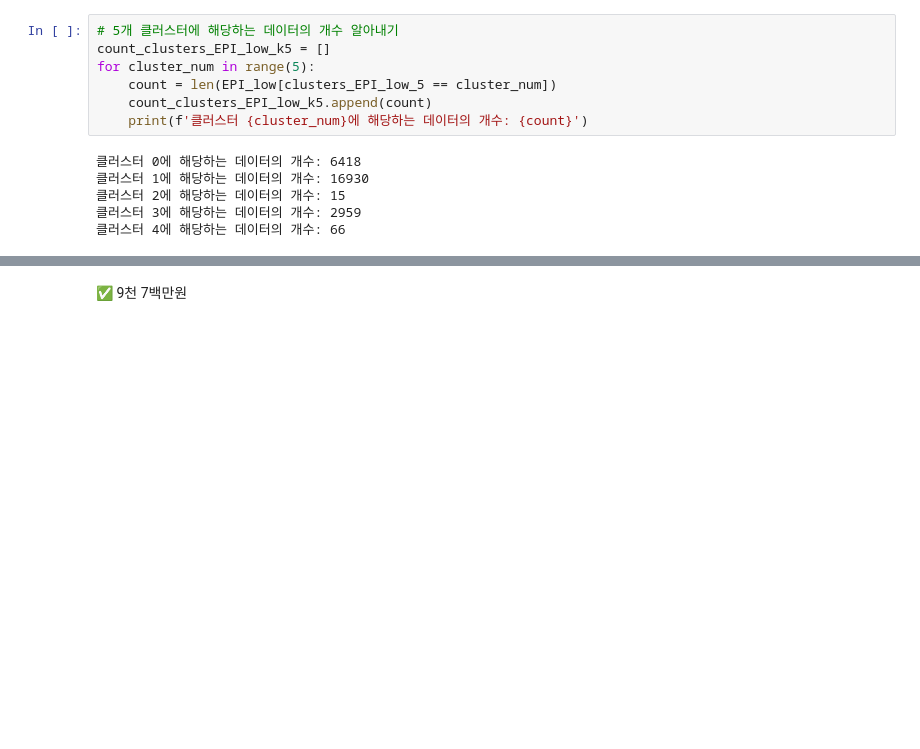
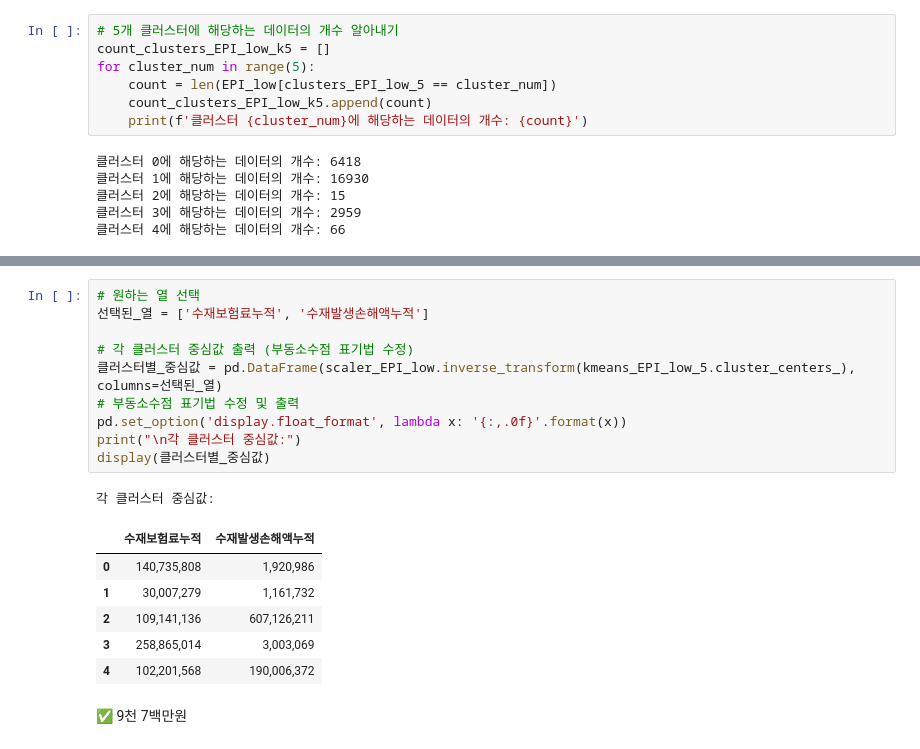
Before and after one commit to HyemiGu/ESC-22WINTER, a Jupyter notebook: 국내_일반배상책임.ipynb, the cells around one changed output, grey strips where cells are left out. Saved outputs shown, nothing was run; the diff lists cells and outputs as text; blank space fills up the shorter version.

```diff
--- a/국내_일반배상책임.ipynb
+++ b/국내_일반배상책임.ipynb
@@ -541,6 +537,24 @@ display(cluster_4_data_min_loss_EPI_low)
 클러스터 4에 속하는 데이터 중에서 가장 작은 수재발생손해액누적값을 가진 데이터:
 |  | unique_claim_id | 계약번호 | UY | 종목명 | 수재보험료누적 | 수재발생손해액누적 | 수재손해율 | claim횟수 | 클러스터_3개 | 5-Means |
 | 99429 | C2021016674785-20211228 | C2021016673063 | 202101 | 일반배상책임보험 | 155,788,020 | 97,216,481 | 0.624031 | 1 | 0 | 4 |
+# %%
+# 원하는 열 선택
+선택된_열 = ['수재보험료누적', '수재발생손해액누적']
+
+# 각 클러스터 중심값 출력 (부동소수점 표기법 수정)
+클러스터별_중심값 = pd.DataFrame(scaler_EPI_low.inverse_transform(kmeans_EPI_low_5.cluster_centers_), columns=선택된_열)
+# 부동소수점 표기법 수정 및 출력
+pd.set_option('display.float_format', lambda x: '{:,.0f}'.format(x))
+print("\n각 클러스터 중심값:")
+display(클러스터별_중심값)
+# %% [output]
+각 클러스터 중심값:
+|  | 수재보험료누적 | 수재발생손해액누적 |
+| 0 | 140,735,808 | 1,920,986 |
+| 1 | 30,007,279 | 1,161,732 |
+| 2 | 109,141,136 | 607,126,211 |
+| 3 | 258,865,014 | 3,003,069 |
+| 4 | 102,201,568 | 190,006,372 |
 # %% [markdown]
 ✅ 9천 7백만원
 # %% [markdown]
```
Also changed, not shown: parts of 7 cells of this notebook.
